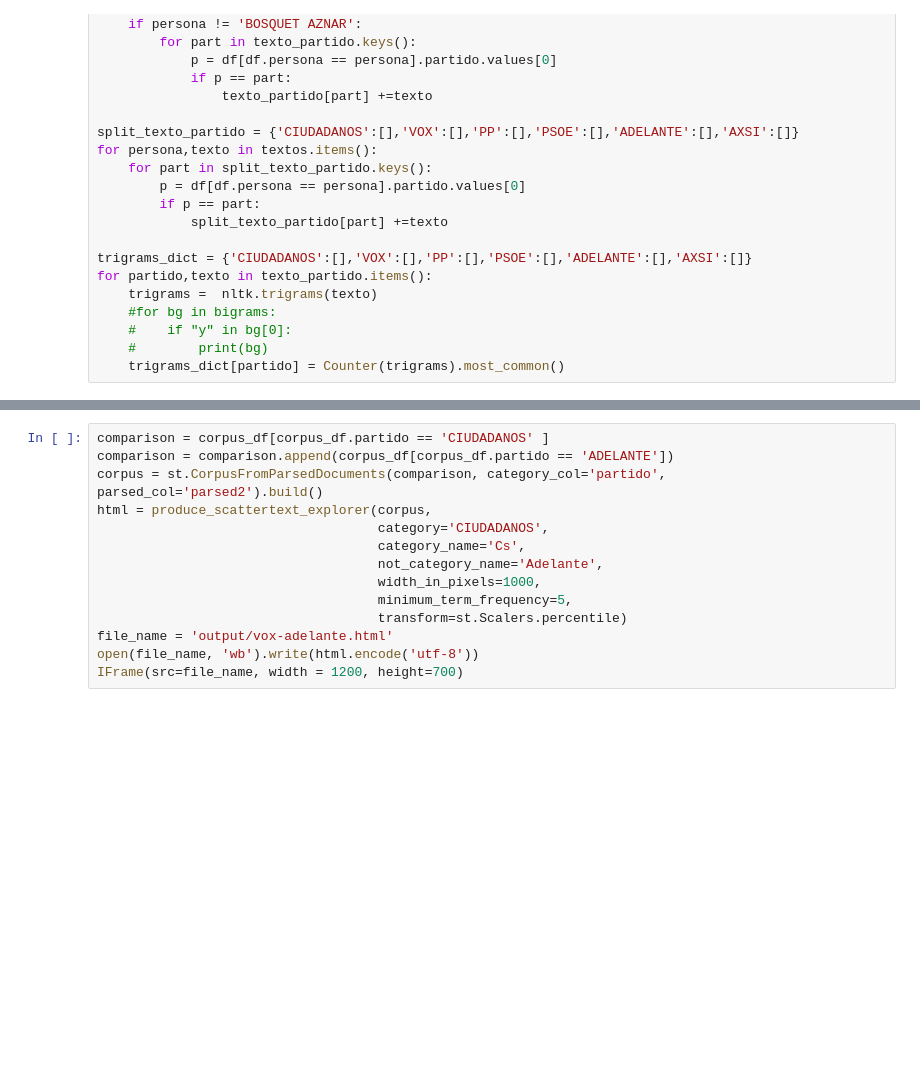
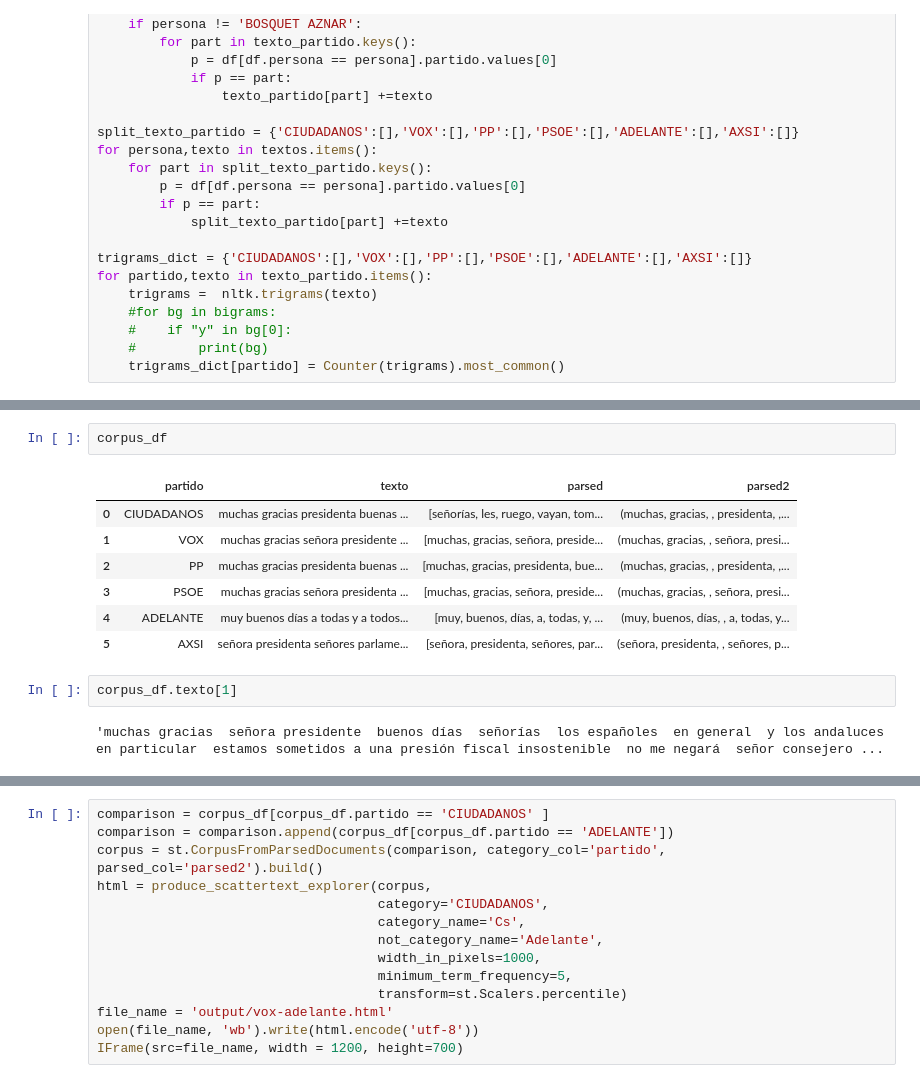
Before and after one commit to elvgarrui/Parlamento_PLN, a Jupyter notebook: análisis_parlamento.ipynb, the cells around one changed output, grey strips where cells are left out. Cells and saved outputs as stored; diff of their text form; blank space fills up the shorter version.

```diff
--- a/análisis_parlamento.ipynb
+++ b/análisis_parlamento.ipynb
@@ -416,6 +573,20 @@ corpus_df['texto'] = [y for x,y in texto_partido.items()]
 corpus_df['parsed'] = [y for x,y in split_texto_partido.items()]
 corpus_df['parsed2'] = corpus_df.texto.apply(nlp)
 corpus = st.CorpusFromParsedDocuments(corpus_df, category_col='partido', parsed_col='parsed2').build()
+# %%
+corpus_df
+# %% [output]
+|  | partido | texto | parsed | parsed2 |
+| 0 | CIUDADANOS | muchas gracias presidenta buenas ... | [señorías, les, ruego, vayan, tom... | (muchas, gracias, , presidenta, ,... |
+| 1 | VOX | muchas gracias señora presidente ... | [muchas, gracias, señora, preside... | (muchas, gracias, , señora, presi... |
+| 2 | PP | muchas gracias presidenta buenas ... | [muchas, gracias, presidenta, bue... | (muchas, gracias, , presidenta, ,... |
+| 3 | PSOE | muchas gracias señora presidenta ... | [muchas, gracias, señora, preside... | (muchas, gracias, , señora, presi... |
+| 4 | ADELANTE | muy buenos días a todas y a todos... | [muy, buenos, días, a, todas, y, ... | (muy, buenos, días, , a, todas, y... |
+| 5 | AXSI | señora presidenta señores parlame... | [señora, presidenta, señores, par... | (señora, presidenta, , señores, p... |
+# %%
+corpus_df.texto[1]
+# %% [output]
+'muchas gracias  señora presidente  buenos días  señorías  los españoles  en general  y los andaluces  en particular  estamos sometidos a una presión fiscal insostenible  no me negará  señor consejero ...
 # %%
 from scattertext import CorpusFromPandas, produce_scattertext_explorer
 
```
Also changed, not shown: parts of 25 cells of this notebook.
